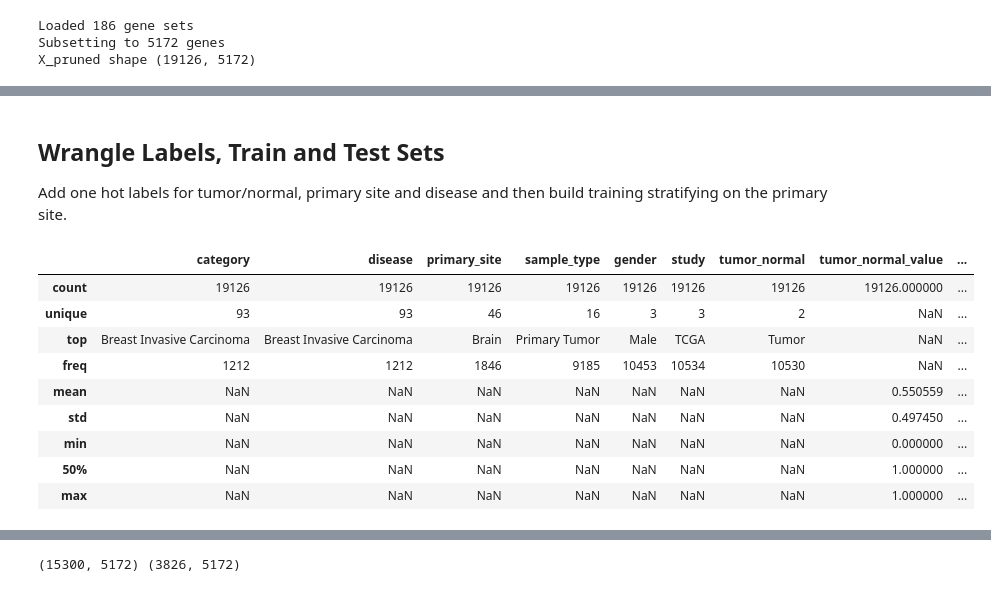
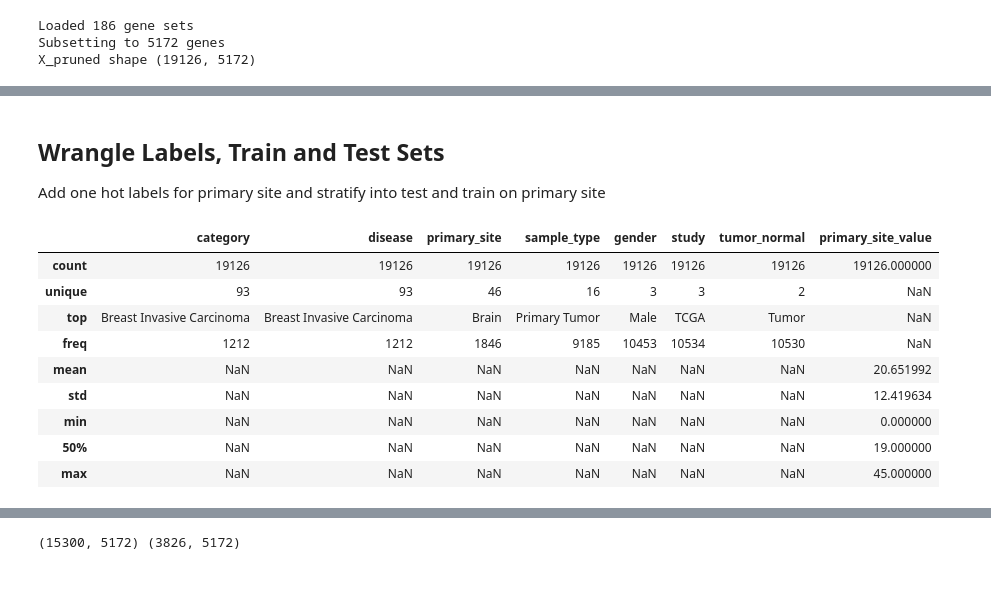
Before and after one commit to rcurrie/tumornormal, a Jupyter notebook: genesets.ipynb, the cells around one changed output, grey strips where cells are left out. Drawn from its saved outputs; the diff is of its cells as text; code cells hidden in the pictures.

```diff
--- a/genesets.ipynb
+++ b/genesets.ipynb
@@ -104,29 +73,25 @@ Y_treehouse.head()
 # %% [markdown]
 ## Wrangle Labels, Train and Test Sets
 
-Add one hot labels for tumor/normal, primary site and disease and then build training stratifying on the primary site.
+Add one hot labels for primary site and stratify into test and train on primary site
 # %%
-# Convert tumor_normal and primary_site into numerical values for two-hot multi-class training
+# Convert  primary_site into numerical values for two-hot multi-class training
 from sklearn.preprocessing import LabelEncoder
-tumor_normal_encoder = LabelEncoder()
-Y["tumor_normal_value"] = pd.Series(tumor_normal_encoder.fit_transform(Y["tumor_normal"]), index=Y.index)
 primary_site_encoder = LabelEncoder()
 Y["primary_site_value"] = pd.Series(primary_site_encoder.fit_transform(Y["primary_site"]), index=Y.index)
-disease_encoder = LabelEncoder()
-Y["disease_value"] = pd.Series(disease_encoder.fit_transform(Y["disease"]), index=Y.index)
 
 Y.describe(include="all", percentiles=[])
 # %% [output]
-|  | category | disease | primary_site | sample_type | gender | study | tumor_normal | tumor_normal_value | ... |
-| count | 19126 | 19126 | 19126 | 19126 | 19126 | 19126 | 19126 | 19126.000000 | ... |
-| unique | 93 | 93 | 46 | 16 | 3 | 3 | 2 | NaN | ... |
-| top | Breast Invasive Carcinoma | Breast Invasive Carcinoma | Brain | Primary Tumor | Male | TCGA | Tumor | NaN | ... |
-| freq | 1212 | 1212 | 1846 | 9185 | 10453 | 10534 | 10530 | NaN | ... |
-| mean | NaN | NaN | NaN | NaN | NaN | NaN | NaN | 0.550559 | ... |
-| std | NaN | NaN | NaN | NaN | NaN | NaN | NaN | 0.497450 | ... |
-| min | NaN | NaN | NaN | NaN | NaN | NaN | NaN | 0.000000 | ... |
-| 50% | NaN | NaN | NaN | NaN | NaN | NaN | NaN | 1.000000 | ... |
-| max | NaN | NaN | NaN | NaN | NaN | NaN | NaN | 1.000000 | ... |
+|  | category | disease | primary_site | sample_type | gender | study | tumor_normal | primary_site_value |
+| count | 19126 | 19126 | 19126 | 19126 | 19126 | 19126 | 19126 | 19126.000000 |
+| unique | 93 | 93 | 46 | 16 | 3 | 3 | 2 | NaN |
+| top | Breast Invasive Carcinoma | Breast Invasive Carcinoma | Brain | Primary Tumor | Male | TCGA | Tumor | NaN |
+| freq | 1212 | 1212 | 1846 | 9185 | 10453 | 10534 | 10530 | NaN |
+| mean | NaN | NaN | NaN | NaN | NaN | NaN | NaN | 20.651992 |
+| std | NaN | NaN | NaN | NaN | NaN | NaN | NaN | 12.419634 |
+| min | NaN | NaN | NaN | NaN | NaN | NaN | NaN | 0.000000 |
+| 50% | NaN | NaN | NaN | NaN | NaN | NaN | NaN | 19.000000 |
+| max | NaN | NaN | NaN | NaN | NaN | NaN | NaN | 45.000000 |
 # %%
 # Create one hots for training
 from keras.utils import np_utils
```
Also changed, not shown: parts of 19 cells of this notebook.
